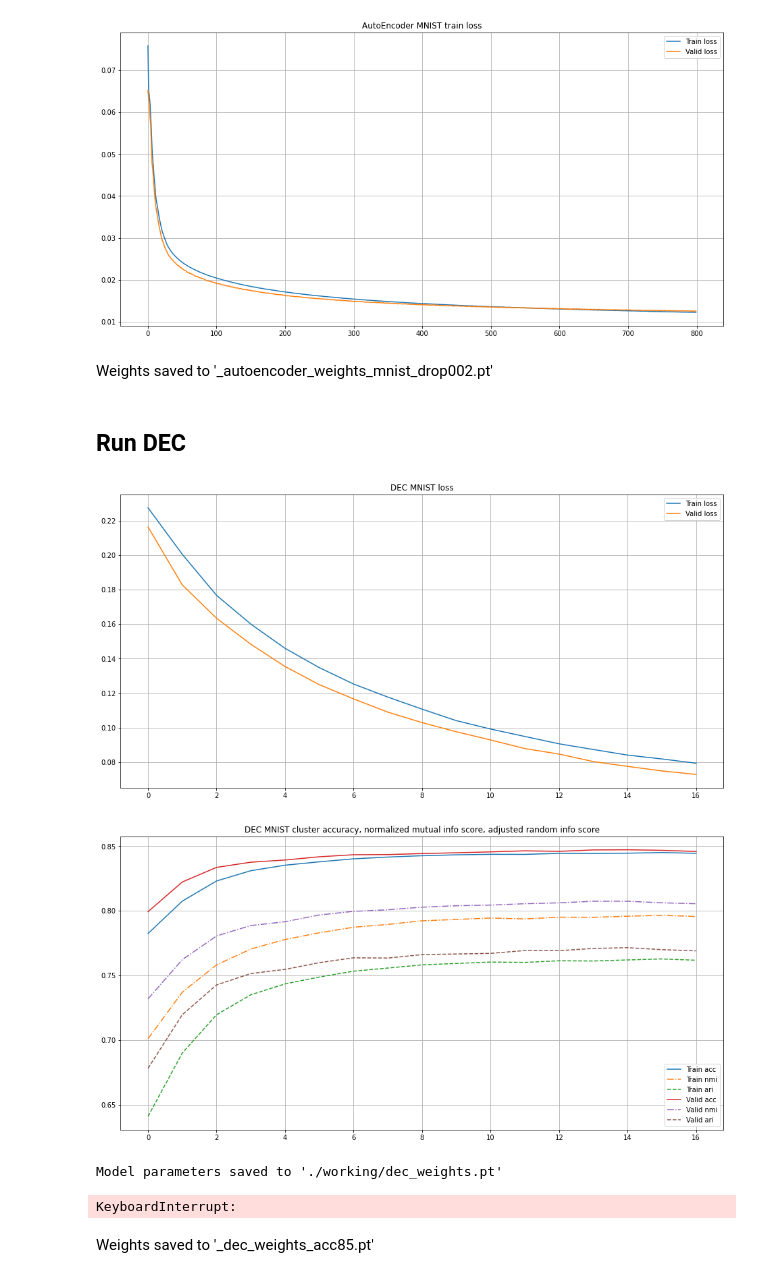
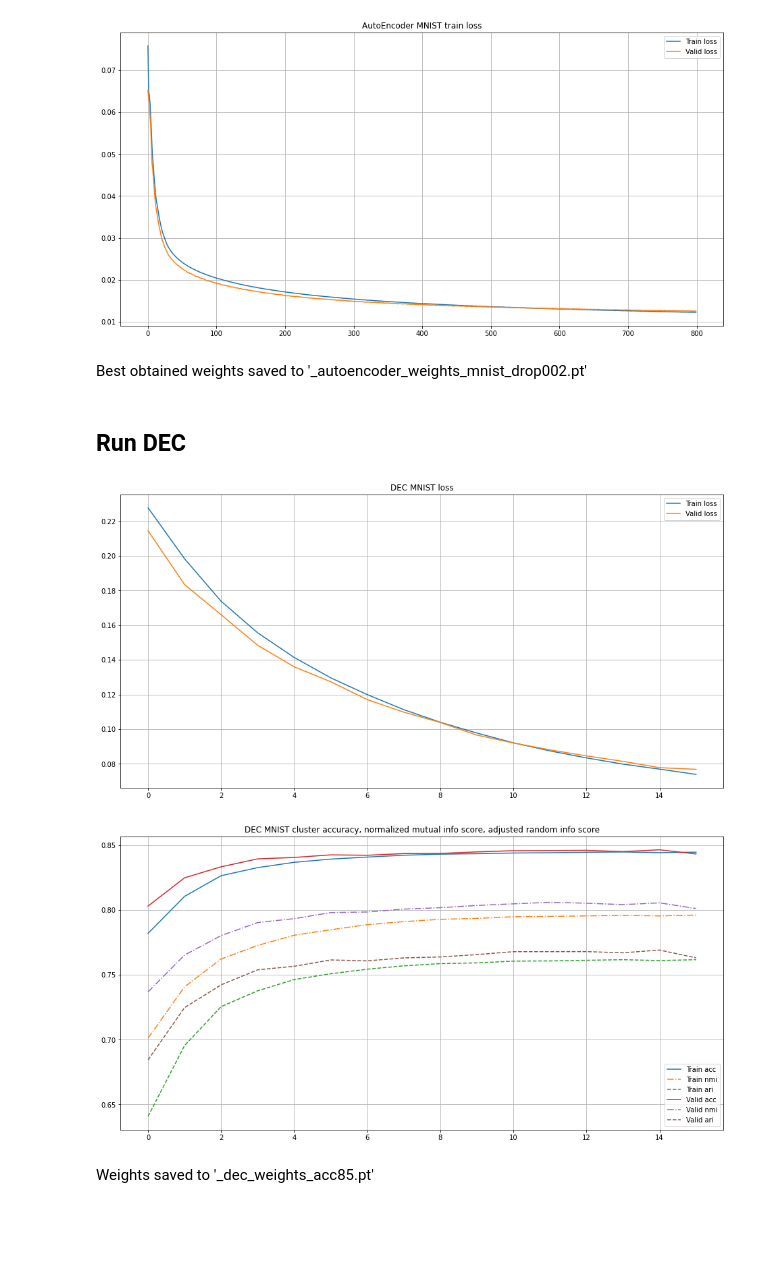
Before and after one commit to grokhi/pytorch_DEC_IDEC_2022, a Jupyter notebook: DEC_IDEC_MNIST.ipynb, the cells around one changed output. Cells and saved outputs as stored; diff of their text form; code cells hidden in the pictures; blank space fills up the shorter version.

```diff
--- a/DEC_IDEC_MNIST.ipynb
+++ b/DEC_IDEC_MNIST.ipynb
@@ -30,4 +38,5 @@ train_dataset = MNIST('mnist', train=True, transform=mnist_transforms, download=
 valid_dataset = MNIST('mnist', train=False, transform=mnist_transforms, download=True)
 
 train_loader = DataLoader(train_dataset, batch_size=256, shuffle=True, num_workers=0, pin_memory=True)
-valid_loader = DataLoader(valid_dataset, batch_size=1024, shuffle=False, num_workers=0, pin_memory=True)
+valid_loader = DataLoader(valid_dataset, batch_size=256, shuffle=False, num_workers=0, pin_memory=True)
+static_loader =  DataLoader(train_dataset, batch_size=256, pin_memory=False, shuffle=False)
@@ -331,29 +45,26 @@ def plot_stats_idec(
 # %%
-# %debug
 def whole_train_valid_cycle(
     model, scheduler, optimizer, loss_fn, device, title,
     num_epochs:int = 100,
-    patience_threshold = None,
+    patience_threshold:tuple = None,
     save_best_params_as:str = None
 ):
     train_loss_history, valid_loss_history = [], []
 
     best_valid_loss = np.inf
-
-    patience =0
+    patience = 0
 
     train_acc_history, train_nmi_history, train_ari_history = [], [], []
     val_acc_history, val_nmi_history, val_ari_history = [], [], []
 
     if type(model) == IDEC:
         train_rec_loss_history, train_cl_loss_history = [], []
-        valid_rec_loss_history, valid_cl_loss_history = [], []
 
     for epoch in range(num_epochs):
 
         if isinstance(model, DEC):
 
-            train_loss, train_y, train_y_pred, = train(model, optimizer, loss_fn, device)
+            train_loss, train_y, train_y_pred, = train(model, train_loader, optimizer, loss_fn, device, static_loader)
             valid_loss, val_targets, val_predicted = evaluate(model, valid_loader, loss_fn, device)
 
             if type(model) == IDEC:
@@ -364,7 +75,6 @@ def whole_train_valid_cycle(
 
                 train_rec_loss_history.append(train_rec_loss)
                 train_cl_loss_history.append(train_cl_loss)
-
 
 
             train_acc = cluster_acc(train_y, train_y_pred)
@@ -385,21 +95,21 @@ def whole_train_valid_cycle(
 
 
         elif isinstance(model, StackedAutoEncoder):
-            train_loss = train(model, optimizer, loss_fn, device)
+            train_loss = train(model, train_loader, optimizer, loss_fn, device)
             valid_loss = evaluate(model, valid_loader, loss_fn, device)
 
         train_loss_history.append(train_loss)
         valid_loss_history.append(valid_loss)
 
-        print('patience:',patience)
-        if patience_threshold is not None and len(valid_loss_history)>1:
-            if round(valid_loss_history[-2], 5) == round(valid_loss, 5):
+        print('patience:', patience)
+        if patience_threshold[0] is not None and len(valid_loss_history)>1:
+            if round(valid_loss_history[-2], patience_threshold[1]) \
+            == round(valid_loss, patience_threshold[1]):
                 patience += 1
             else:
                 patience = 0
 
-
-            if patience == patience_threshold:
+            if patience == patience_threshold[0]:
                 print('Training stopped. Patience threshold was reached')
                 break
 
@@ -730,37 +186,35 @@ whole_train_valid_cycle(
 # %% [output]
 [figure]
 # %% [markdown]
-Weights saved to '_autoencoder_weights_mnist_drop002.pt'
+Best obtained weights saved to '_autoencoder_weights_mnist_drop002.pt'
 # %% [markdown]
 ## Run DEC
 # %%
 model = StackedAutoEncoder(dims=[784, 500, 500, 2000, 10], dropout_value=.0)
 
 model.load_state_dict(torch.load(r'.\weights\_autoencoder_weights_mnist_drop002.pt'))
 
 
 dec = DEC(autoencoder = model)
 loss_fn = nn.KLDivLoss(reduction='batchmean')
 
 # optimizer = Adam(dec.parameters(), lr=1e-4)
 optimizer = SGD(dec.parameters(), lr=.01, momentum=0.9)
 
 whole_train_valid_cycle(
     dec,
     None,
     optimizer,
     loss_fn,
-    num_epochs = 50,
-    patience_threshold = 10,
-    save_best_params_as = '.\weights\dec_weights.pt',
+    num_epochs = 16,
+    patience_threshold = (10,5),
+    # save_best_params_as = '.\weights\dec_weights.pt',
     device = device,
     title='DEC MNIST'
 )
 # %% [output]
-[figure, old version]
+[figure, new version]
-[figure, old version]
+[figure, new version]
-Model parameters saved to './working/dec_weights.pt'
-KeyboardInterrupt:
 # %% [markdown]
 Weights saved to '_dec_weights_acc85.pt'
 # %%
```
Also changed, not shown: parts of 16 cells of this notebook, 10 other files.
